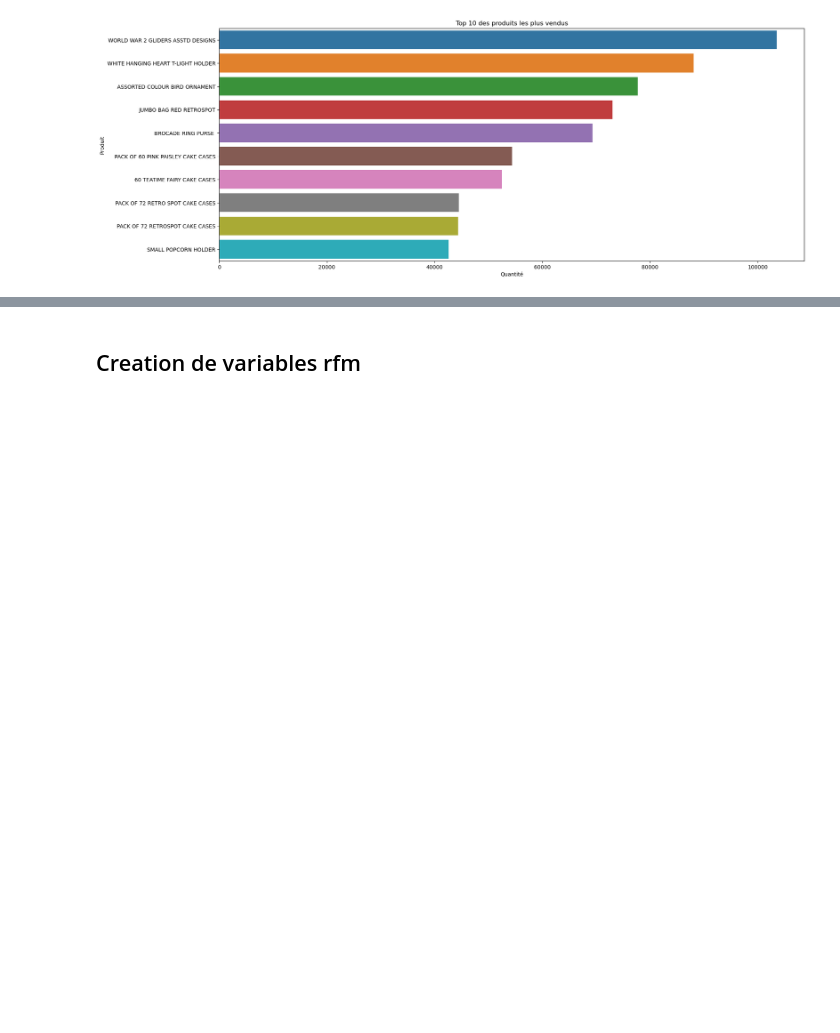
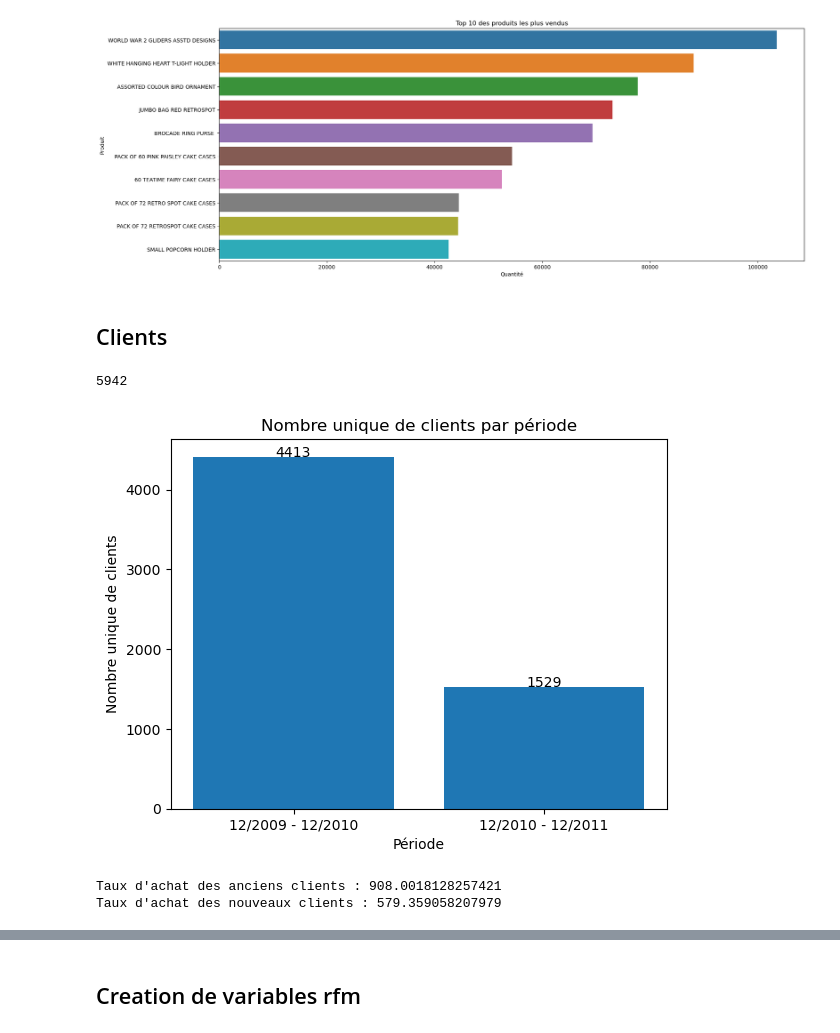
Before and after one commit to neevaiti/segmentation_client_simplon, a Jupyter notebook: rubic.ipynb, the cells around one changed output, grey strips where cells are left out. Cells and saved outputs as stored; diff of their text form; code cells hidden in the pictures; blank space fills up the shorter version.

Commit message:
etudes nv et ancien client

```diff
--- a/rubic.ipynb
+++ b/rubic.ipynb
@@ -314,3 +310,51 @@ plt.title('Top 10 des produits les plus vendus')
 plt.show()
 # %% [output]
 [figure]
+# %% [markdown]
+## Clients
+# %%
+df['Customer ID'].nunique()
+# %% [output]
+5942
+# %%
+df['InvoiceDate'] = pd.to_datetime(df['InvoiceDate'])
+
+df_2009_2010 = df[(df['InvoiceDate'] >= '2009-12-01') & (df['InvoiceDate'] <= '2010-12-31')]
+df_2010_2011 = df[(df['InvoiceDate'] >= '2010-12-01') & (df['InvoiceDate'] <= '2011-12-31')]
+
+clients_unique_2009_2010 = df_2009_2010['Customer ID'].unique()
+clients_unique_2010_2011 = df_2010_2011['Customer ID'].unique()
+
+nv_clients_2010_2011 = [client for client in clients_unique_2010_2011 if client not in clients_unique_2009_2010]
+
+client_unique_09_10 = len(clients_unique_2009_2010)
+client_unique_10_11 = len(nv_clients_2010_2011)
+
+x = ['12/2009 - 12/2010', '12/2010 - 12/2011']
+y = [client_unique_09_10, client_unique_10_11]
+
+bar_plot = plt.bar(x, y)
+
+for i in range(len(y)):
+    plt.text(i, y[i] + 0.5, y[i], ha = 'center')
+
+
+plt.xlabel('Période')
+plt.ylabel('Nombre unique de clients')
+plt.title('Nombre unique de clients par période')
+plt.show()
+# %% [output]
+[figure, added]
+# %%
+total_vente_ancien_client_10_11 = df_2010_2011[df_2010_2011['Customer ID'].isin(clients_unique_2009_2010)]['Quantity'].sum()
+
+total_vente_nv_client_10_11 = df_2010_2011[df_2010_2011['Customer ID'].isin(nv_clients_2010_2011)]['Quantity'].sum()
+
+taux_achat_ancien_client = total_vente_ancien_client_10_11 / client_unique_09_10
+taux_achat_nv_client = total_vente_nv_client_10_11 / client_unique_10_11
+
+print(f"Taux d'achat des anciens clients : {taux_achat_ancien_client}")
+print(f"Taux d'achat des nouveaux clients : {taux_achat_nv_client}")
+# %% [output]
+Taux d'achat des anciens clients : 908.0018128257421
+Taux d'achat des nouveaux clients : 579.359058207979
```
Also changed, not shown: parts of 4 cells of this notebook.
